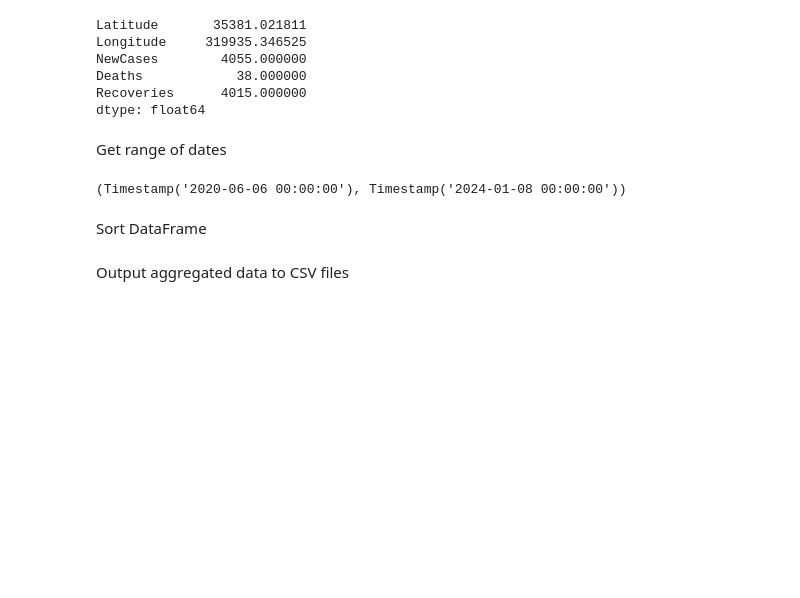
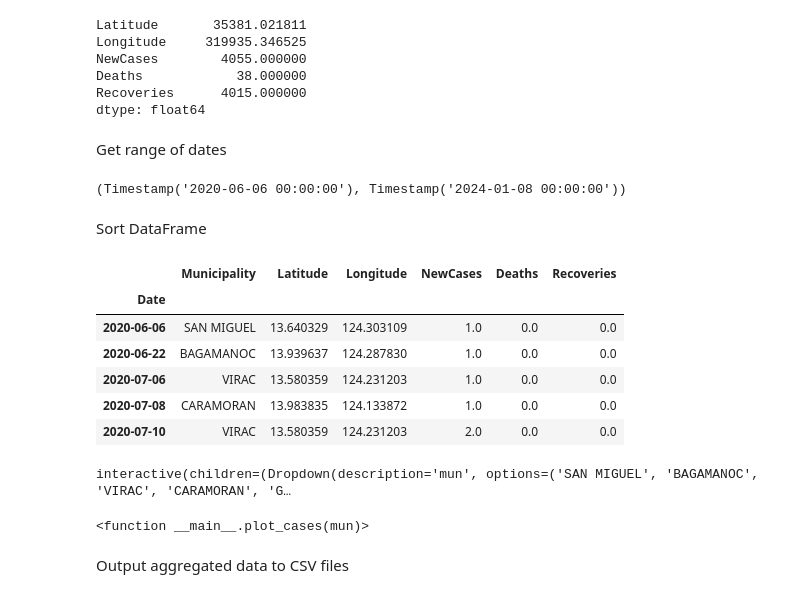
Before and after one commit to dddelacruz/cs198-scl-envi-2425, a Jupyter notebook: aggregatedata.ipynb, the cells around one changed output. Cells and saved outputs as stored; diff of their text form; code cells hidden in the pictures; blank space fills up the shorter version.

```diff
--- a/aggregatedata.ipynb
+++ b/aggregatedata.ipynb
@@ -221,6 +221,33 @@ Sort DataFrame
 # %%
 df_aggregated = df_aggregated.sort_values(by=['Date'])
 df_aggregated = df_aggregated.set_index("Date")
+# %%
+df_aggregated.head()
+# %% [output]
+|  | Municipality | Latitude | Longitude | NewCases | Deaths | Recoveries |
+| Date |  |  |  |  |  |  |
+| 2020-06-06 | SAN MIGUEL | 13.640329 | 124.303109 | 1.0 | 0.0 | 0.0 |
+| 2020-06-22 | BAGAMANOC | 13.939637 | 124.287830 | 1.0 | 0.0 | 0.0 |
+| 2020-07-06 | VIRAC | 13.580359 | 124.231203 | 1.0 | 0.0 | 0.0 |
+| 2020-07-08 | CARAMORAN | 13.983835 | 124.133872 | 1.0 | 0.0 | 0.0 |
+| 2020-07-10 | VIRAC | 13.580359 | 124.231203 | 2.0 | 0.0 | 0.0 |
+# %%
+import ipywidgets as widgets
+from ipywidgets import interact
+from matplotlib import pyplot as plt
+
+municipalities = df_aggregated['Municipality'].unique().tolist()
+
+def plot_cases(mun):
+    filtered_data = df_aggregated[df_aggregated['Municipality'] == mun].reset_index()
+    plt.plot(filtered_data.index, filtered_data['NewCases'])
+    plt.show()
+
+x = widgets.Dropdown(options=municipalities)
+interact(plot_cases, mun=x)
+# %% [output]
+interactive(children=(Dropdown(description='mun', options=('SAN MIGUEL', 'BAGAMANOC', 'VIRAC', 'CARAMORAN', 'G…
+<function __main__.plot_cases(mun)>
 # %% [markdown]
 Output aggregated data to CSV files
 # %%
```
Also changed, not shown: 4 other files.
